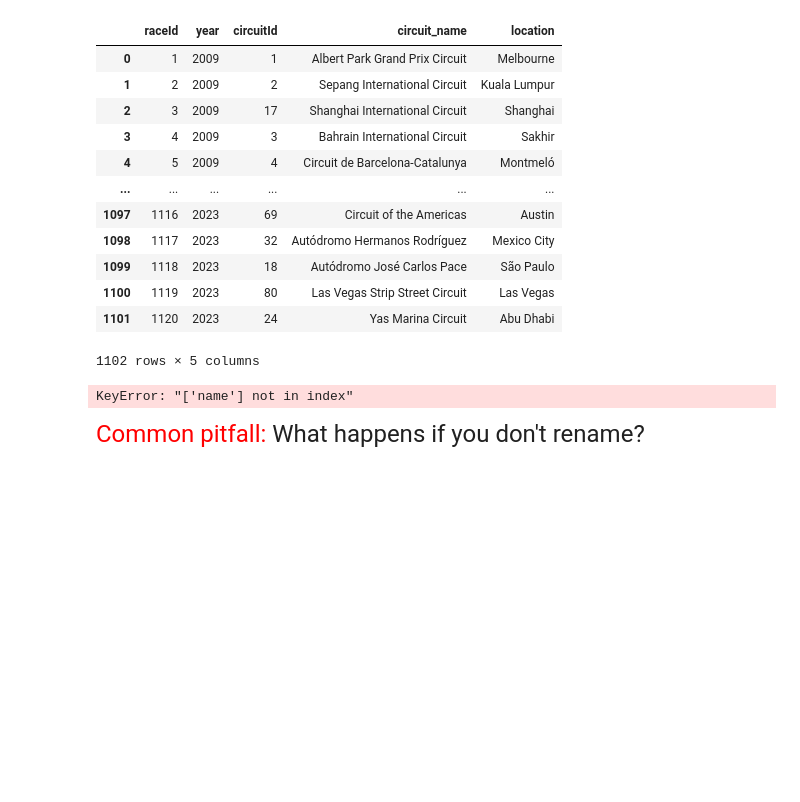
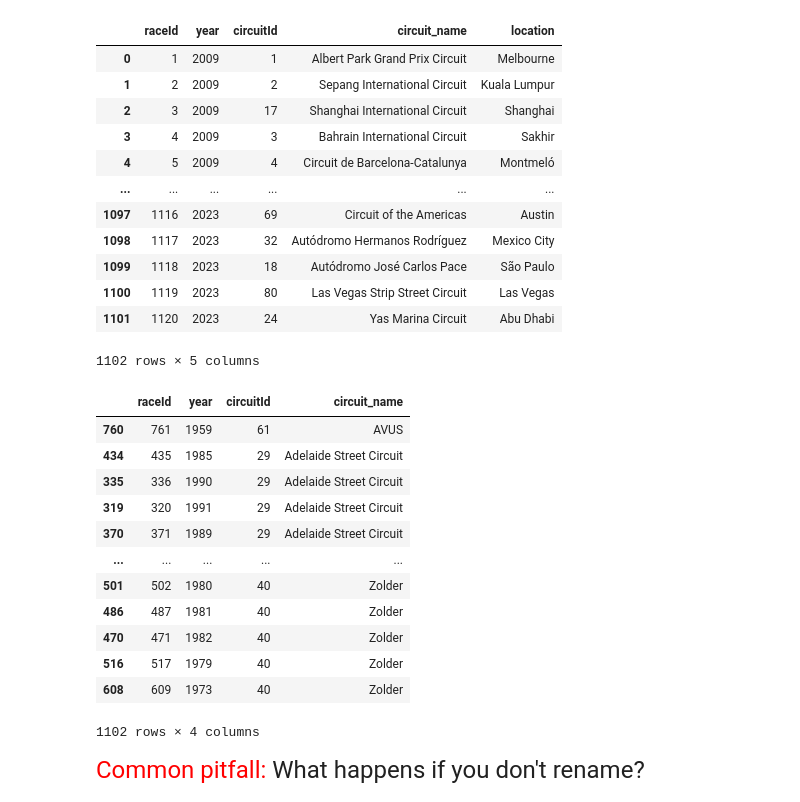
Before and after one commit to alejandrosanchezbecerra/qtm151spring2024, a Jupyter notebook: lecture_15/lecture_15.ipynb, the cells around one changed output. Drawn from its saved outputs; the diff is of its cells as text; code cells hidden in the pictures; blank space fills up the shorter version.

```diff
--- a/lecture_15/lecture_15.ipynb
+++ b/lecture_15/lecture_15.ipynb
@@ -294,9 +308,21 @@ races_merge
 | 1101 | 1120 | 2023 | 24 | Yas Marina Circuit | Abu Dhabi |
 1102 rows × 5 columns
 # %%
-races_merge[["raceId", 'name', "circuitId","circuit_name"]].sort_values(by = "circuit_name")
+races_merge[["raceId", "year", "circuitId","circuit_name"]].sort_values(by = "circuit_name")
 # %% [output]
+|  | raceId | year | circuitId | circuit_name |
+| 760 | 761 | 1959 | 61 | AVUS |
+| 434 | 435 | 1985 | 29 | Adelaide Street Circuit |
+| 335 | 336 | 1990 | 29 | Adelaide Street Circuit |
+| 319 | 320 | 1991 | 29 | Adelaide Street Circuit |
+| 370 | 371 | 1989 | 29 | Adelaide Street Circuit |
+| ... | ... | ... | ... | ... |
+| 501 | 502 | 1980 | 40 | Zolder |
+| 486 | 487 | 1981 | 40 | Zolder |
+| 470 | 471 | 1982 | 40 | Zolder |
+| 516 | 517 | 1979 | 40 | Zolder |
+| 608 | 609 | 1973 | 40 | Zolder |
-KeyError: "['name'] not in index"
+1102 rows × 4 columns
 # %%
 # Another example of merging
 
```
Also changed, not shown: parts of 5 cells of this notebook, 2 other files.
